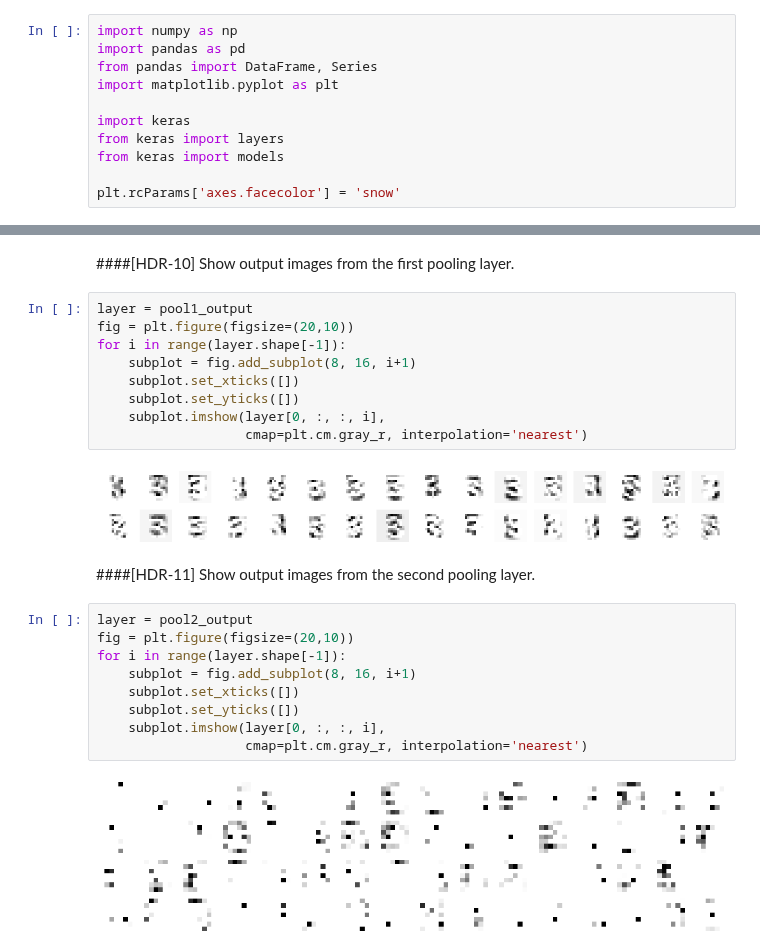
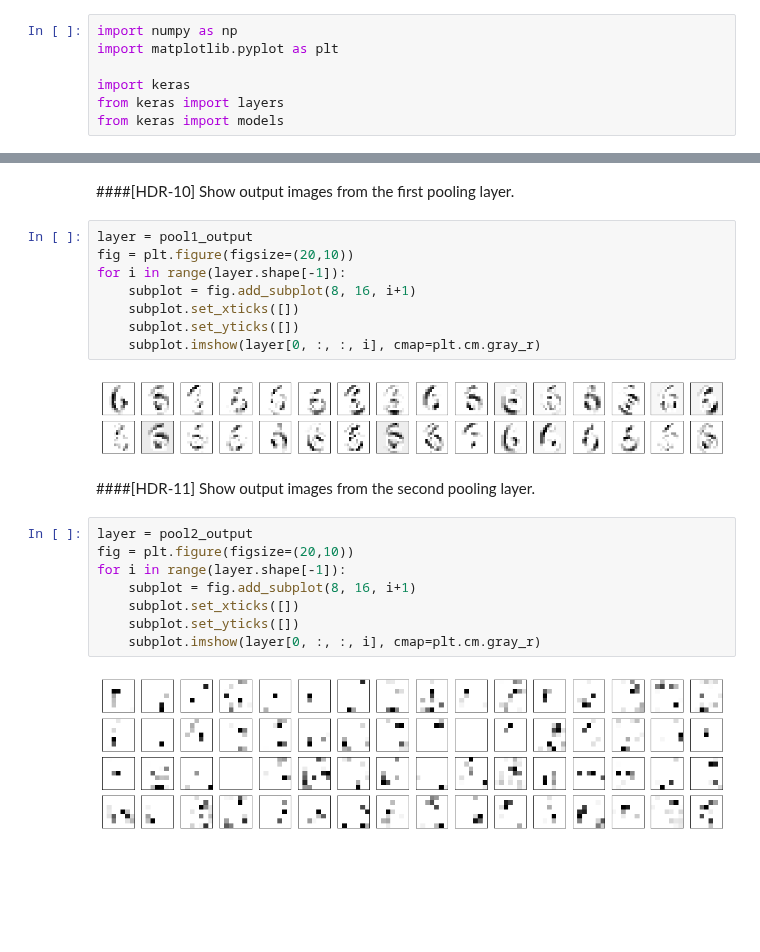
Before and after one commit to enakai00/colab_tfbook, a Jupyter notebook: Chapter05/2. Handwritten digit recognizer.ipynb, the cells around one changed output, grey strips where cells are left out. Drawn from its saved outputs; the diff is of its cells as text; blank space fills up the shorter version.

```diff
--- a/Chapter05/2. Handwritten digit recognizer.ipynb
+++ b/Chapter05/2. Handwritten digit recognizer.ipynb
@@ -9,12 +9,8 @@ Note: This notebook is desinged to run with Python3 and GPU runtime.
 Import modules.
 # %%
 import numpy as np
-import pandas as pd
-from pandas import DataFrame, Series
 import matplotlib.pyplot as plt
 
 import keras
 from keras import layers
 from keras import models
-
-plt.rcParams['axes.facecolor'] = 'snow'
@@ -168,14 +161,13 @@ Show output images from the first pooling layer.
 # %%
 layer = pool1_output
 fig = plt.figure(figsize=(20,10))
 for i in range(layer.shape[-1]):
     subplot = fig.add_subplot(8, 16, i+1)
     subplot.set_xticks([])
     subplot.set_yticks([])
-    subplot.imshow(layer[0, :, :, i],
-                   cmap=plt.cm.gray_r, interpolation='nearest')
+    subplot.imshow(layer[0, :, :, i], cmap=plt.cm.gray_r)
 # %% [output]
-[figure, old version]
+[figure, new version]
 # %% [markdown]
 ####[HDR-11]
 Show output images from the second pooling layer.
@@ -186,7 +178,6 @@ for i in range(layer.shape[-1]):
     subplot = fig.add_subplot(8, 16, i+1)
     subplot.set_xticks([])
     subplot.set_yticks([])
-    subplot.imshow(layer[0, :, :, i],
-                   cmap=plt.cm.gray_r, interpolation='nearest')
+    subplot.imshow(layer[0, :, :, i], cmap=plt.cm.gray_r)
 # %% [output]
-[figure, old version]
+[figure, new version]
```
Also changed, not shown: parts of 2 cells of this notebook, 6 other files.
